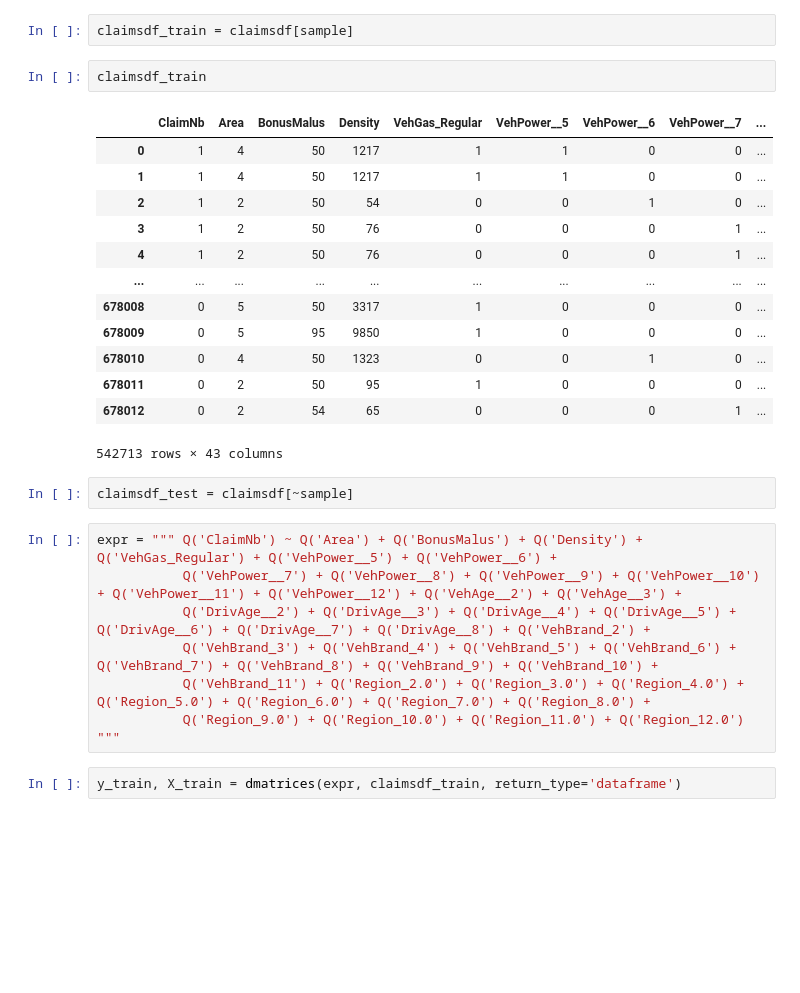
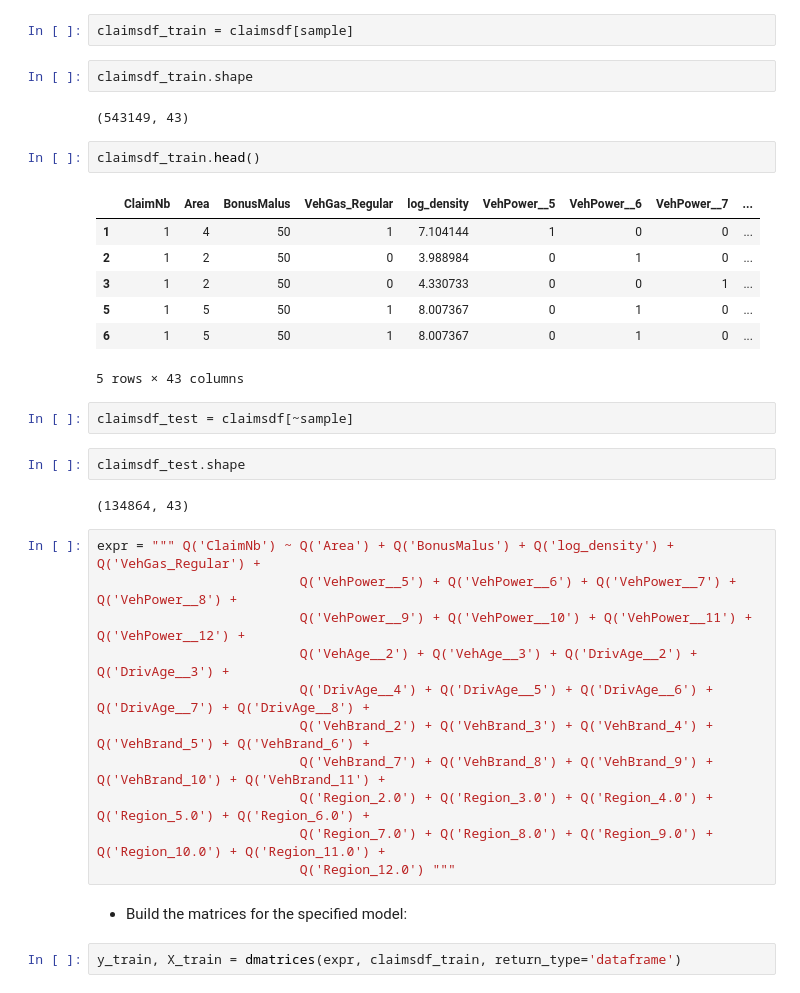
Before and after one commit to JulianTrufero/Claims-Frequency-Predicitons, a Jupyter notebook: Notebooks/statistical_modelling.ipynb, the cells around one changed output. Saved outputs shown, nothing was run; the diff lists cells and outputs as text; blank space fills up the shorter version.

```diff
--- a/Notebooks/statistical_modelling.ipynb
+++ b/Notebooks/statistical_modelling.ipynb
@@ -47,30 +50,38 @@ sample = np.random.rand(len(claimsdf)) < 0.8
 # %%
 claimsdf_train = claimsdf[sample]
 # %%
-claimsdf_train
+claimsdf_train.shape
 # %% [output]
-|  | ClaimNb | Area | BonusMalus | Density | VehGas_Regular | VehPower__5 | VehPower__6 | VehPower__7 | ... |
-| 0 | 1 | 4 | 50 | 1217 | 1 | 1 | 0 | 0 | ... |
-| 1 | 1 | 4 | 50 | 1217 | 1 | 1 | 0 | 0 | ... |
-| 2 | 1 | 2 | 50 | 54 | 0 | 0 | 1 | 0 | ... |
-| 3 | 1 | 2 | 50 | 76 | 0 | 0 | 0 | 1 | ... |
-| 4 | 1 | 2 | 50 | 76 | 0 | 0 | 0 | 1 | ... |
-| ... | ... | ... | ... | ... | ... | ... | ... | ... | ... |
-| 678008 | 0 | 5 | 50 | 3317 | 1 | 0 | 0 | 0 | ... |
-| 678009 | 0 | 5 | 95 | 9850 | 1 | 0 | 0 | 0 | ... |
-| 678010 | 0 | 4 | 50 | 1323 | 0 | 0 | 1 | 0 | ... |
-| 678011 | 0 | 2 | 50 | 95 | 1 | 0 | 0 | 0 | ... |
-| 678012 | 0 | 2 | 54 | 65 | 0 | 0 | 0 | 1 | ... |
-542713 rows × 43 columns
+(543149, 43)
+# %%
+claimsdf_train.head()
+# %% [output]
+|  | ClaimNb | Area | BonusMalus | VehGas_Regular | log_density | VehPower__5 | VehPower__6 | VehPower__7 | ... |
+| 1 | 1 | 4 | 50 | 1 | 7.104144 | 1 | 0 | 0 | ... |
+| 2 | 1 | 2 | 50 | 0 | 3.988984 | 0 | 1 | 0 | ... |
+| 3 | 1 | 2 | 50 | 0 | 4.330733 | 0 | 0 | 1 | ... |
+| 5 | 1 | 5 | 50 | 1 | 8.007367 | 0 | 1 | 0 | ... |
+| 6 | 1 | 5 | 50 | 1 | 8.007367 | 0 | 1 | 0 | ... |
+5 rows × 43 columns
 # %%
 claimsdf_test = claimsdf[~sample]
+# %%
+claimsdf_test.shape
+# %% [output]
+(134864, 43)
 # %%
-expr = """ Q('ClaimNb') ~ Q('Area') + Q('BonusMalus') + Q('Density') + Q('VehGas_Regular') + Q('VehPower__5') + Q('VehPower__6') +
-           Q('VehPower__7') + Q('VehPower__8') + Q('VehPower__9') + Q('VehPower__10') + Q('VehPower__11') + Q('VehPower__12') + Q('VehAge__2') + Q('VehAge__3') +
-           Q('DrivAge__2') + Q('DrivAge__3') + Q('DrivAge__4') + Q('DrivAge__5') + Q('DrivAge__6') + Q('DrivAge__7') + Q('DrivAge__8') + Q('VehBrand_2') +
-           Q('VehBrand_3') + Q('VehBrand_4') + Q('VehBrand_5') + Q('VehBrand_6') + Q('VehBrand_7') + Q('VehBrand_8') + Q('VehBrand_9') + Q('VehBrand_10') +
-           Q('VehBrand_11') + Q('Region_2.0') + Q('Region_3.0') + Q('Region_4.0') + Q('Region_5.0') + Q('Region_6.0') + Q('Region_7.0') + Q('Region_8.0') +
-           Q('Region_9.0') + Q('Region_10.0') + Q('Region_11.0') + Q('Region_12.0') """
+expr = """ Q('ClaimNb') ~ Q('Area') + Q('BonusMalus') + Q('log_density') + Q('VehGas_Regular') +
+                          Q('VehPower__5') + Q('VehPower__6') + Q('VehPower__7') + Q('VehPower__8') +
+                          Q('VehPower__9') + Q('VehPower__10') + Q('VehPower__11') + Q('VehPower__12') +
+                          Q('VehAge__2') + Q('VehAge__3') + Q('DrivAge__2') + Q('DrivAge__3') +
+                          Q('DrivAge__4') + Q('DrivAge__5') + Q('DrivAge__6') + Q('DrivAge__7') + Q('DrivAge__8') +
+                          Q('VehBrand_2') + Q('VehBrand_3') + Q('VehBrand_4') + Q('VehBrand_5') + Q('VehBrand_6') +
+                          Q('VehBrand_7') + Q('VehBrand_8') + Q('VehBrand_9') + Q('VehBrand_10') + Q('VehBrand_11') +
+                          Q('Region_2.0') + Q('Region_3.0') + Q('Region_4.0') + Q('Region_5.0') + Q('Region_6.0') +
+                          Q('Region_7.0') + Q('Region_8.0') + Q('Region_9.0') + Q('Region_10.0') + Q('Region_11.0') +
+                          Q('Region_12.0') """
+# %% [markdown]
+- Build the matrices for the specified model:
 # %%
 y_train, X_train = dmatrices(expr, claimsdf_train, return_type='dataframe')
 # %%
```
Also changed, not shown: parts of 9 cells of this notebook, 18 other files.
